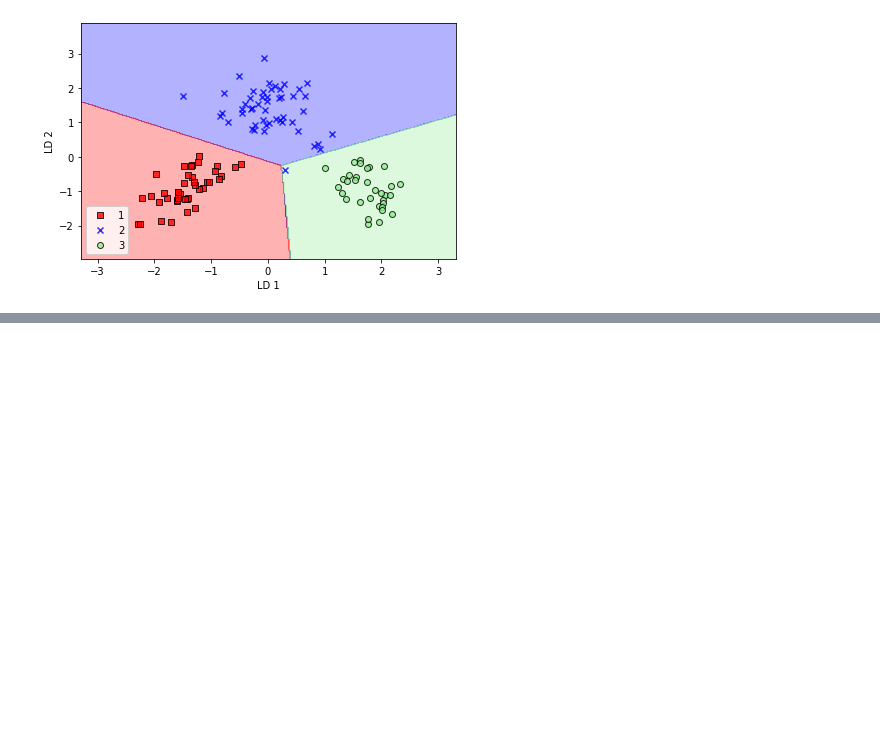
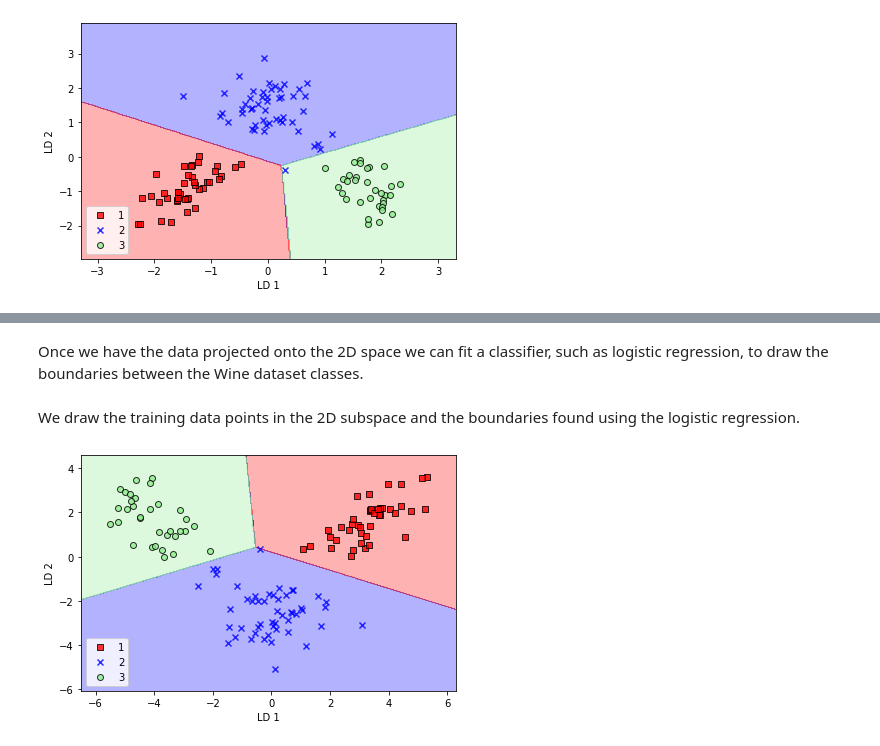
Before and after one commit to luigiselmi/dlwpt_nb, a Jupyter notebook: pml3/data_compression.ipynb, the cells around one changed output, grey strips where cells are left out. Cells and saved outputs as stored; diff of their text form; code cells hidden in the pictures; blank space fills up the shorter version.

```diff
--- a/pml3/data_compression.ipynb
+++ b/pml3/data_compression.ipynb
@@ -352,0 +368,21 @@ plt.show()
+# %%
+from sklearn.discriminant_analysis import LinearDiscriminantAnalysis as LDA
+
+lda = LDA(n_components=2)
+X_train_lda = lda.fit_transform(X_train_std, y_train)
+# %% [markdown]
+Once we have the data projected onto the 2D space we can fit a classifier, such as logistic regression, to draw the boundaries between the Wine dataset classes.
+# %%
+lr = LogisticRegression(multi_class='ovr', random_state=1, solver='lbfgs')
+lr = lr.fit(X_train_lda, y_train)
+# %% [markdown]
+We draw the training data points in the 2D subspace and the boundaries found using the logistic regression.
+# %%
+pdr.plot_decision_regions(X_train_lda, y_train, classifier=lr)
+plt.xlabel('LD 1')
+plt.ylabel('LD 2')
+plt.legend(loc='lower left')
+plt.tight_layout()
+plt.show()
+# %% [output]
+[figure, added]
```
Also changed, not shown: parts of 7 cells of this notebook.
